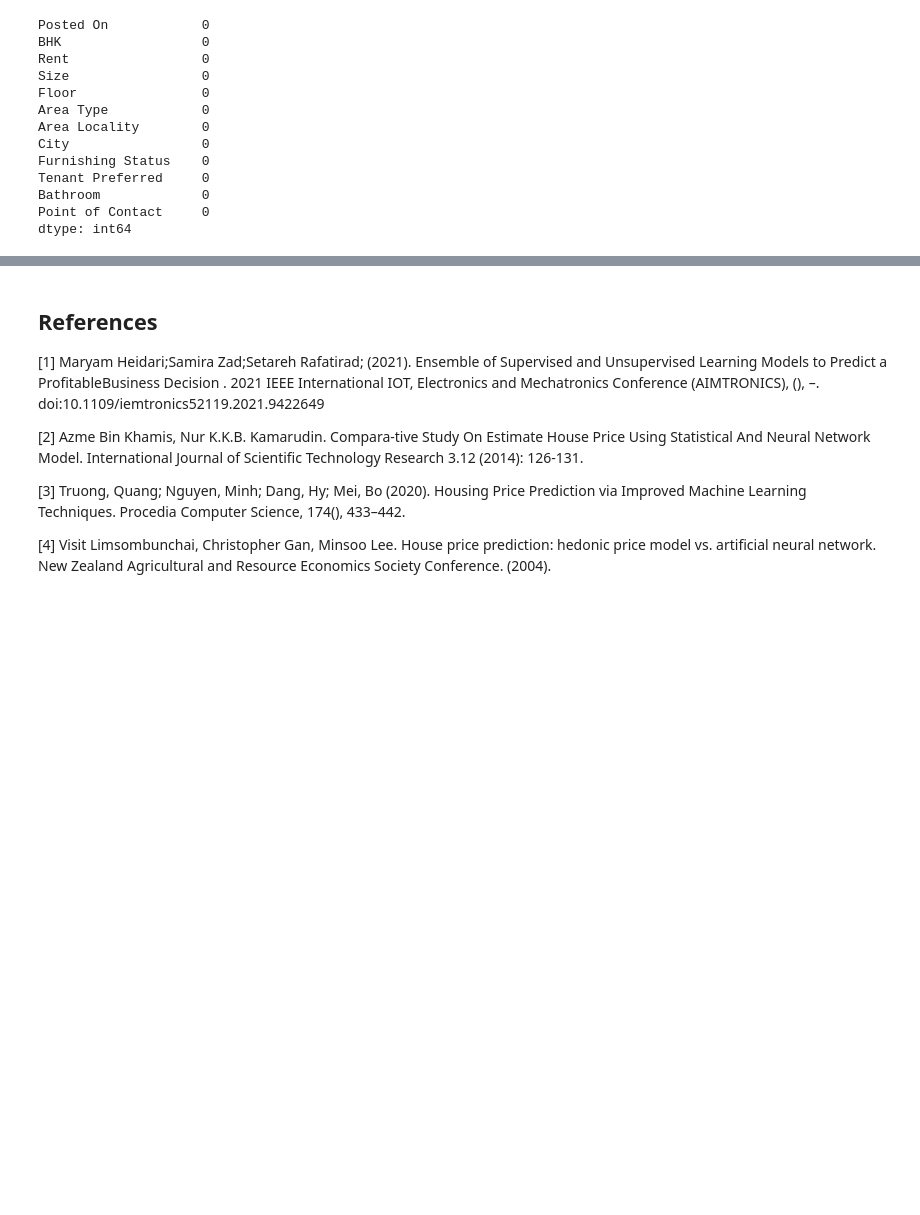
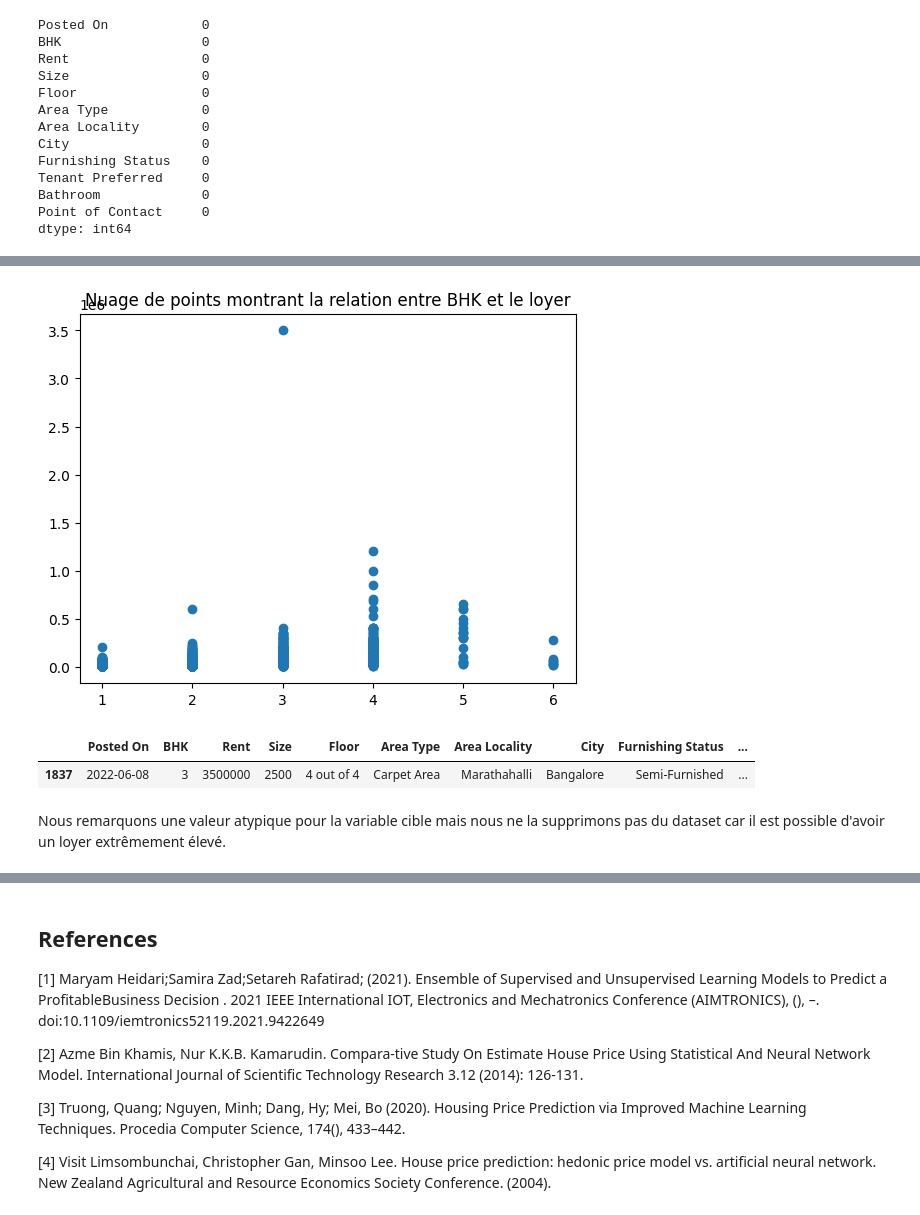
Before and after one commit to gwenaelkreutner/estimation-bien-immobiier, a Jupyter notebook: loyer.ipynb, the cells around one changed output, grey strips where cells are left out. Drawn from its saved outputs; the diff is of its cells as text; code cells hidden in the pictures; blank space fills up the shorter version.

```diff
--- a/loyer.ipynb
+++ b/loyer.ipynb
@@ -52,0 +113,14 @@ dtype: int64
+# %%
+plt.scatter('BHK', 'Rent', data=df)
+plt.title("Nuage de points montrant la relation entre BHK et le loyer")
+plt.show()
+# %% [output]
+[figure, added]
+# %%
+rent_high = df.query('Rent == 3.5e+06')
+rent_high
+# %% [output]
+|  | Posted On | BHK | Rent | Size | Floor | Area Type | Area Locality | City | Furnishing Status | ... |
+| 1837 | 2022-06-08 | 3 | 3500000 | 2500 | 4 out of 4 | Carpet Area | Marathahalli | Bangalore | Semi-Furnished | ... |
+# %% [markdown]
+Nous remarquons une valeur atypique pour la variable cible mais nous ne la supprimons pas du dataset car il est possible d'avoir un loyer extrêmement élevé.
```
Also changed, not shown: parts of 44 cells of this notebook.
